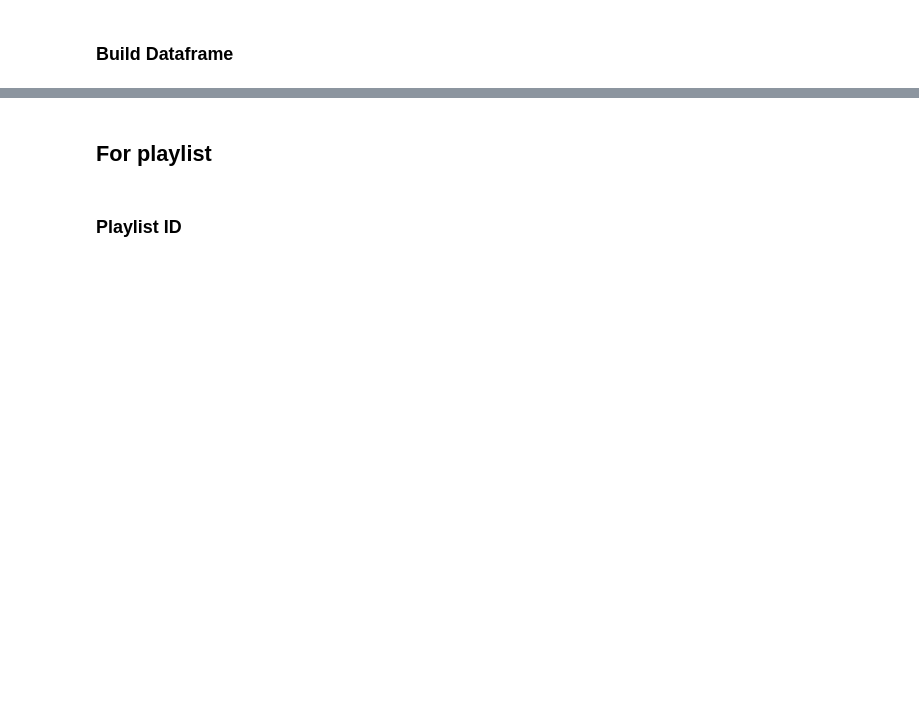
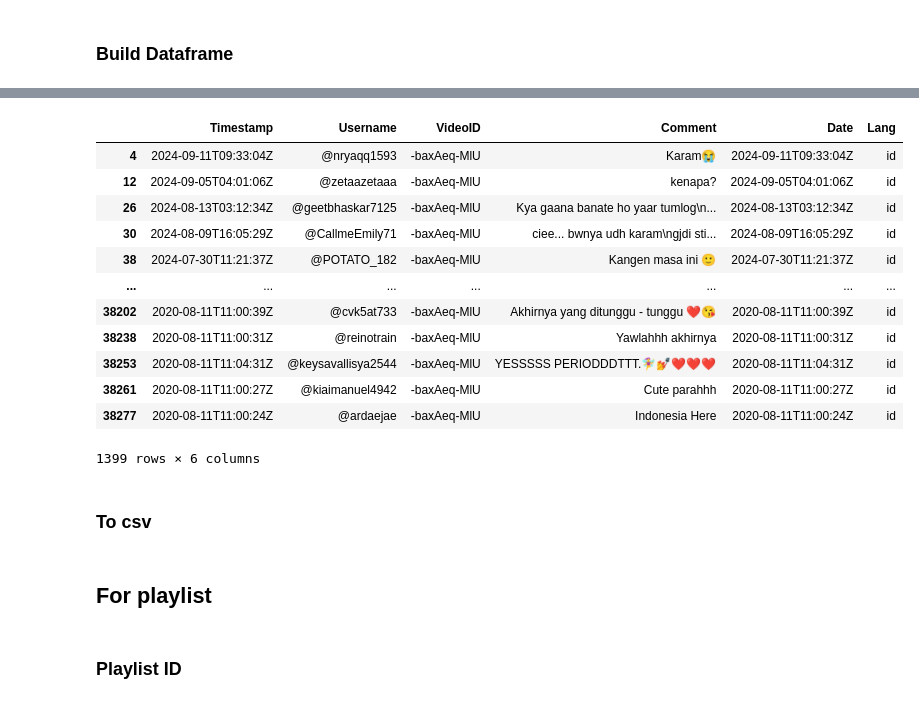
Before and after one commit to lnwidea/BERT-sentiment-analysis, a Jupyter notebook: YT_extract.ipynb, the cells around one changed output, grey strips where cells are left out. Cells and saved outputs as stored; diff of their text form; code cells hidden in the pictures; blank space fills up the shorter version.

```diff
--- a/YT_extract.ipynb
+++ b/YT_extract.ipynb
@@ -93,0 +145,18 @@ df
+# %%
+df[df['Lang'] == 'id']
+# %% [output]
+|  | Timestamp | Username | VideoID | Comment | Date | Lang |
+| 4 | 2024-09-11T09:33:04Z | @nryaqq1593 | -baxAeq-MlU | Karam😭 | 2024-09-11T09:33:04Z | id |
+| 12 | 2024-09-05T04:01:06Z | @zetaazetaaa | -baxAeq-MlU | kenapa? | 2024-09-05T04:01:06Z | id |
+| 26 | 2024-08-13T03:12:34Z | @geetbhaskar7125 | -baxAeq-MlU | Kya gaana banate ho yaar tumlog\n... | 2024-08-13T03:12:34Z | id |
+| 30 | 2024-08-09T16:05:29Z | @CallmeEmily71 | -baxAeq-MlU | ciee... bwnya udh karam\ngjdi sti... | 2024-08-09T16:05:29Z | id |
+| 38 | 2024-07-30T11:21:37Z | @POTATO_182 | -baxAeq-MlU | Kangen masa ini 🙂 | 2024-07-30T11:21:37Z | id |
+| ... | ... | ... | ... | ... | ... | ... |
+| 38202 | 2020-08-11T11:00:39Z | @cvk5at733 | -baxAeq-MlU | Akhirnya yang ditunggu - tunggu ❤😘 | 2020-08-11T11:00:39Z | id |
+| 38238 | 2020-08-11T11:00:31Z | @reinotrain | -baxAeq-MlU | Yawlahhh akhirnya | 2020-08-11T11:00:31Z | id |
+| 38253 | 2020-08-11T11:04:31Z | @keysavallisya2544 | -baxAeq-MlU | YESSSSS PERIODDDTTT.🧚‍♀️💅❤❤❤ | 2020-08-11T11:04:31Z | id |
+| 38261 | 2020-08-11T11:00:27Z | @kiaimanuel4942 | -baxAeq-MlU | Cute parahhh | 2020-08-11T11:00:27Z | id |
+| 38277 | 2020-08-11T11:00:24Z | @ardaejae | -baxAeq-MlU | Indonesia Here | 2020-08-11T11:00:24Z | id |
+1399 rows × 6 columns
+# %% [markdown]
+### To csv
```
Also changed, not shown: parts of 8 cells of this notebook, 26 other files.
